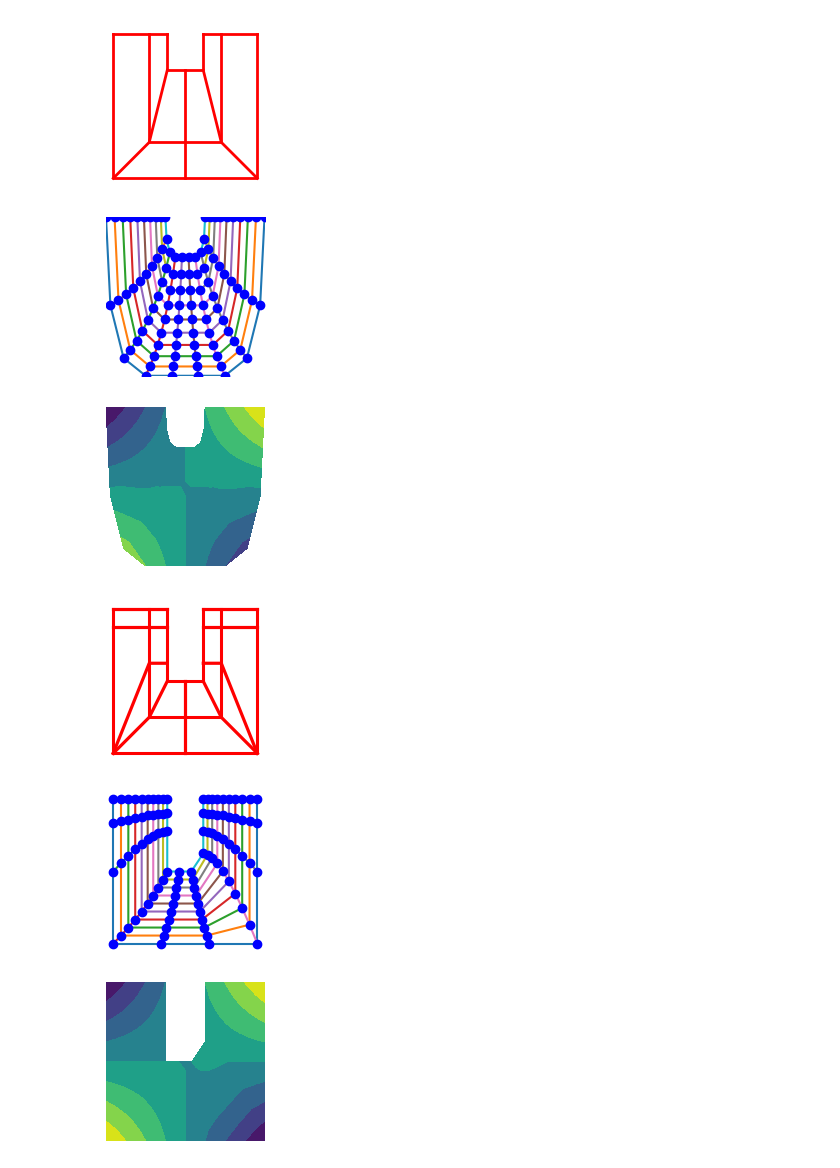
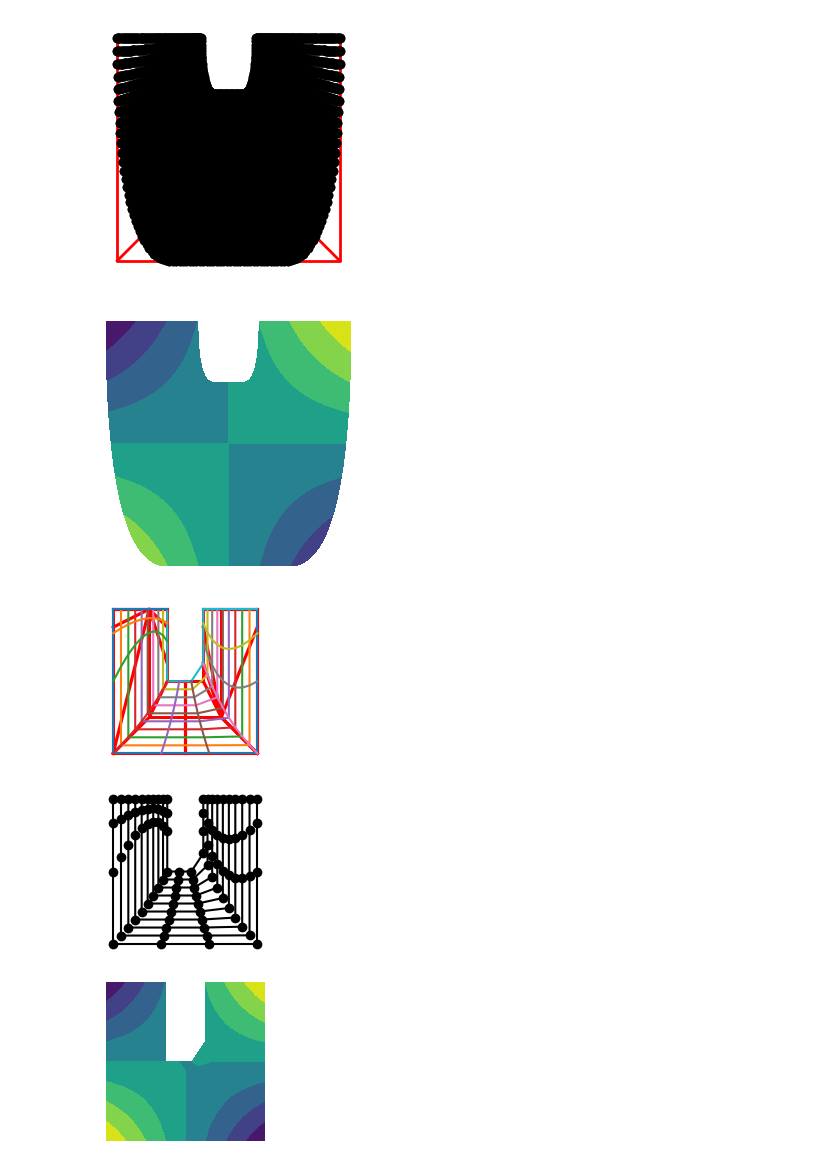
Before and after one commit to Rabdessadeki/IGA_Geometries, a Jupyter notebook: Ushape.ipynb, the cells around one changed output. Cells and saved outputs as stored; diff of their text form; code cells hidden in the pictures.

```diff
--- a/Ushape.ipynb
+++ b/Ushape.ipynb
@@ -87,43 +87,42 @@ P[1,1,:]= [ -2,-2,0]
 P[2,1,:]= [0,-2,0]
 P[3,1,:]= [2,-2,0]
 P[4,1,:]= [2,4,0]
 
 # P[5,1,:]= [3,3,0]
 # P[6,1,:]= [3,4,0]
 
 
 P[0,2,:]= [-1,4,0]
 P[1,2,:]= [-1,2,0]
 P[2,2,:]= [0,2,0]
 P[3,2,:]= [1,2,0]
 P[4,2,:]= [1,4,0]
-Surface = B_spline_Surface((T1, T2), (p1, p2), P, (10, 10))
+Surface = B_spline_Surface((T1, T2), (p1, p2), P, (100, 100))
 
 
 #################\\\\\\\\\\\\\\\\\\\\\\\\\\\\\\\\\\\\\\\\\\\\\\\\\\\\\\\\\\\\\\\
 
-fig, axes = plt.subplots(3,  figsize=[7,7] )
+fig, axes = plt.subplots(2,  figsize=[7,7] )
 for ax in axes:
    ax.set_aspect('equal')
 
 for i in range(P.shape[1]):
-    axes[0].plot(P[:,i,0],P[:,i,1], '-r', linewidth = 2.)
+    axes[0].plot(P[:,i,0],P[:,i,1], 'r-', linewidth = 2.)
 for i in range(P.shape[0]):
-    axes[0].plot(P[i,:,0],P[i,:,1], '-r', linewidth = 2.)
+    axes[0].plot(P[i,:,0],P[i,:,1], 'r-', linewidth = 2.)
 
-axes[1].plot(Surface[:,:,0],Surface[:,:,1])
-axes[1].plot(Surface[:,:,0].T,Surface[:,:,1].T)
+axes[0].plot(Surface[:,:,0],Surface[:,:,1],'ko')
+axes[0].plot(Surface[:,:,0].T,Surface[:,:,1].T,'ko')
 
-axes[1].plot(Surface[:,:,0], Surface[:,:,1], 'bo')
+# axes[1].plot(Surface[:,:,0], Surface[:,:,1],'ko')
 axes[1].axis('off')
 axes[0].axis('off')
-axes[2].axis('off')
 
 axes[1].margins(0,0)
-axes[2].contourf(Surface[:,:,0],Surface[:,:,1], Surface[:,:,0]*Surface[:,:,1])
+axes[1].contourf(Surface[:,:,0],Surface[:,:,1], Surface[:,:,0]*Surface[:,:,1])
 plt.savefig('Ushape.png')
 # %% [output]
-[figure, old version]
+[figure, new version]
 # %%
 
 T1      = [0. , 0., 0., 1/3, 1/3, 1/3, 2/3, 2/3, 2/3, 1., 1., 1.]
@@ -152,13 +151,18 @@ P[8,0,:] = [4, 4, 0]
 
 
 P[0,1,:]= [-2, 4,0]
-P[1,1,:]= [-2, 3,0]
-P[2,1,:]= [-2,1,0]
+P[1,1,:]= [-2, 4,0]
+P[2,1,:]= [-2, 4,0]
+# P[1,1,:]= [-2, 3, 0]
+# P[2,1,:]= [-2,1, 0]
 P[3,1,:]= [-2,-2,0]
-P[4,1,:]= [0,-2,0]
+P[4,1,:]= [0,-2, 0]
+
 P[5,1,:]= [2, -2,0]
-P[6,1,:]= [2, 1, 0]
-P[7,1,:]= [2, 3,0]
+P[6,1,:]= [2, -2,0]
+P[7,1,:]= [2, -2,0]
+# P[6,1,:]= [2, 1, 0]
+# P[7,1,:]= [2, 3,0]
 P[8,1,:]= [2, 4,0]
 
 
@@ -170,7 +174,6 @@ P[8,1,:]= [2, 4,0]
 
 
 P[0,2,:]= [-1,4,0]
-
 P[1,2,:]= [-1,3,0]
 P[2,2,:]= [-1,1,0]
 P[3,2,:]= [-1,0,0]
@@ -201,14 +204,14 @@ for i in range(P.shape[0]):
 
     axes[0].plot(P[i,:,0],P[i,:,1], '-r', linewidth = 2.3)
 
-axes[1].plot(Surface[:,:,0],Surface[:,:,1])
-axes[1].plot(Surface[:,:,0].T,Surface[:,:,1].T)
+axes[0].plot(Surface[:,:,0],Surface[:,:,1])
+axes[0].plot(Surface[:,:,0].T,Surface[:,:,1].T)
 
-axes[1].plot(Surface[:,:,0], Surface[:,:,1], 'bo')
+axes[1].plot(Surface[:,:,0], Surface[:,:,1], 'ko-')
 axes[2].contourf(Surface[:,:,0], Surface[:,:,1],Surface[:,:,0]*Surface[:,:,1])
 axes[1].axis('off')
 axes[0].axis('off')
 axes[2].axis('off')
 plt.savefig('Ushape.png')
 # %% [output]
-[figure, old version]
+[figure, new version]
```
